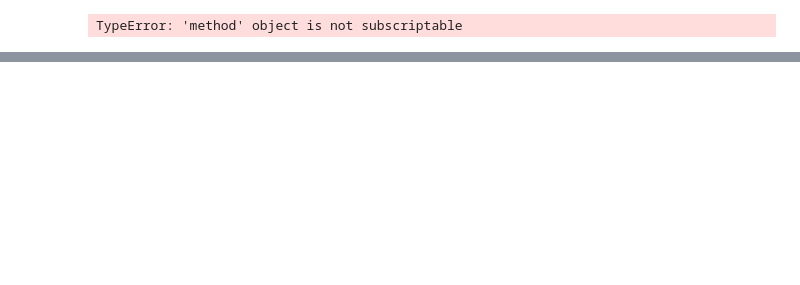
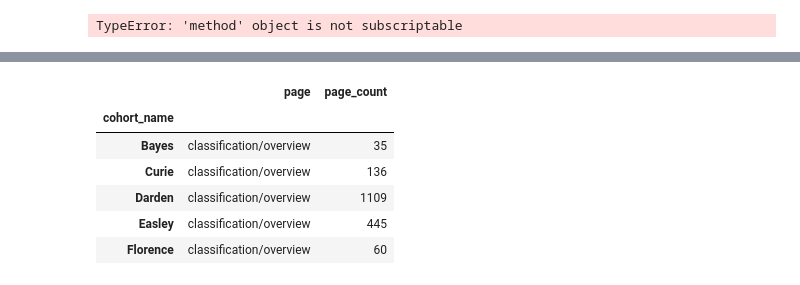
Before and after one commit to codeupdonuts/anomaly-project, a Jupyter notebook: cristina-notebook.ipynb, the cells around one changed output, grey strips where cells are left out. Saved outputs shown, nothing was run; the diff lists cells and outputs as text; code cells hidden in the pictures; blank space fills up the shorter version.

```diff
--- a/cristina-notebook.ipynb
+++ b/cristina-notebook.ipynb
@@ -788,0 +800,11 @@ TypeError: 'method' object is not subscriptable
+# %%
+#Looking at classification overview for Data Science
+page_by_cohort[(page_by_cohort.index.isin(ds_df.cohort_name)) & (page_by_cohort.page == 'classification/overview')]
+# %% [output]
+|  | page | page_count |
+| cohort_name |  |  |
+| Bayes | classification/overview | 35 |
+| Curie | classification/overview | 136 |
+| Darden | classification/overview | 1109 |
+| Easley | classification/overview | 445 |
+| Florence | classification/overview | 60 |
```
Also changed, not shown: parts of 6 cells of this notebook.
